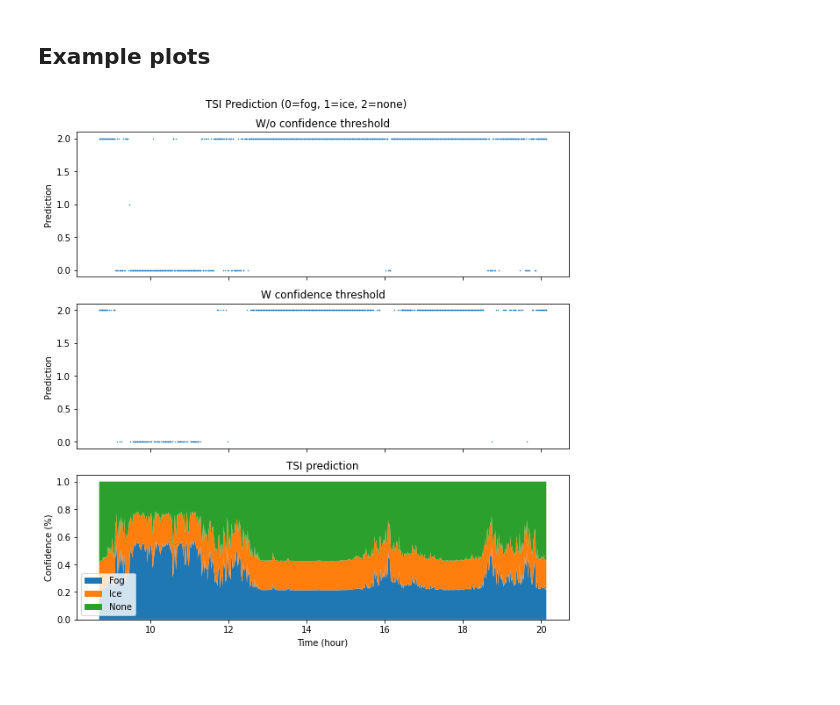
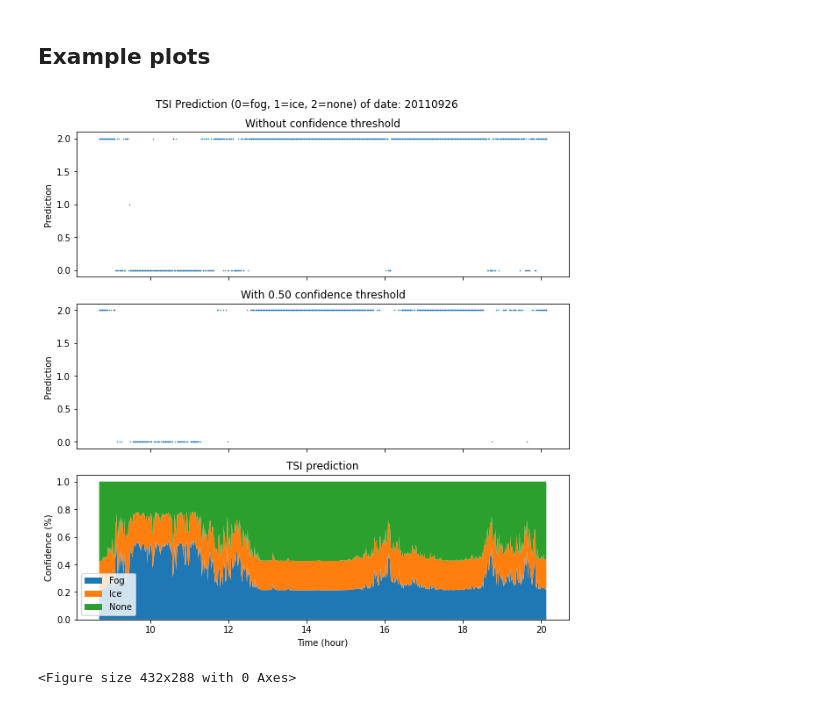
Before and after one commit to torbsorensen/TSI_classifier, a Jupyter notebook: CSV_to_xarray_and_plot.ipynb, the cells around one changed output. Cells and saved outputs as stored; diff of their text form; code cells hidden in the pictures.

```diff
--- a/CSV_to_xarray_and_plot.ipynb
+++ b/CSV_to_xarray_and_plot.ipynb
@@ -75,43 +75,43 @@ ds = xr.open_dataset(savename)
 # %% [markdown]
 ## Example plots
-# %%
-# plot a specific day of predictions
-
-time = '20110926'
-conf = 0.5
-
-ds_sel = ds.sel(time=time)
-ds_sel_con = ds.where(ds.prediction_confidence > conf).sel(time=time)
-
-fig, ax = plt.subplots(3,1,figsize=(8.6,9),sharex=True)
-ax[0].scatter(ds_sel.time,ds_sel.prediction,s=1,marker='.')
-ax[0].set_title('W/o confidence threshold')
-#ax[0].set_xlabel('Time (hour)')
-ax[0].set_ylabel('Prediction')
-ax[0].xaxis.set_major_formatter(mdates.DateFormatter('%H'))
-
-ax[1].scatter(ds_sel_con.time,ds_sel_con.prediction,s=1,marker='.')
-ax[1].set_title('W confidence threshold')
-ax[1].set_ylabel('Prediction')
-#ax[1].set_xlabel('Time (hour)')
-ax[1].xaxis.set_major_formatter(mdates.DateFormatter('%H'))
-
-plt.suptitle('TSI Prediction (0=fog, 1=ice, 2=none)')
-
-# Lookup the prediction distribution over selected time
-
-ax[2].stackplot(ds_sel.time, [ds_sel.fog_confidence,ds_sel.ice_confidence,ds_sel.no_confidence],
-             labels=['Fog','Ice','None'])
-ax[2].legend(loc='lower left')
-ax[2].set_title('TSI prediction')
-ax[2].set_xlabel('Time (hour)')
-ax[2].set_ylabel('Confidence (%)')
-ax[2].xaxis.set_major_formatter(mdates.DateFormatter('%H'))
-
-plt.tight_layout()
-plt.show()
-# %% [output]
-[figure, removed]
+# %%
+# plot a specific day of predictions
+
+time = '20110926'
+conf = 0.5
+
+ds_sel = ds.sel(time=time)
+ds_sel_con = ds.where(ds.prediction_confidence > conf).sel(time=time)
+
+fig, ax = plt.subplots(3,1,figsize=(8.6,9),sharex=True)
+ax[0].scatter(ds_sel.time,ds_sel.prediction,s=1,marker='.')
+ax[0].set_title('Without confidence threshold')
+ax[0].set_ylabel('Prediction')
+ax[0].xaxis.set_major_formatter(mdates.DateFormatter('%H'))
+
+ax[1].scatter(ds_sel_con.time,ds_sel_con.prediction,s=1,marker='.')
+ax[1].set_title('With %1.2f confidence threshold' %conf)
+ax[1].set_ylabel('Prediction')
+ax[1].xaxis.set_major_formatter(mdates.DateFormatter('%H'))
+
+plt.suptitle('TSI Prediction (0=fog, 1=ice, 2=none) of date: %s' %time)
+
+# Lookup the prediction distribution over selected time
+
+ax[2].stackplot(ds_sel.time, [ds_sel.fog_confidence,ds_sel.ice_confidence,ds_sel.no_confidence],
+             labels=['Fog','Ice','None'])
+ax[2].legend(loc='lower left')
+ax[2].set_title('TSI prediction')
+ax[2].set_xlabel('Time (hour)')
+ax[2].set_ylabel('Confidence (%)')
+ax[2].xaxis.set_major_formatter(mdates.DateFormatter('%H'))
+
+plt.tight_layout()
+plt.show()
+plt.savefig('analysis/1_day_prediction.png')
+# %% [output]
+[figure, added]
+<Figure size 432x288 with 0 Axes>
 # %%
 # fog/ice/none average distribution over all data (daily) above confidence threshold
 
```
Also changed, not shown: parts of 10 cells of this notebook, 6 other files.
